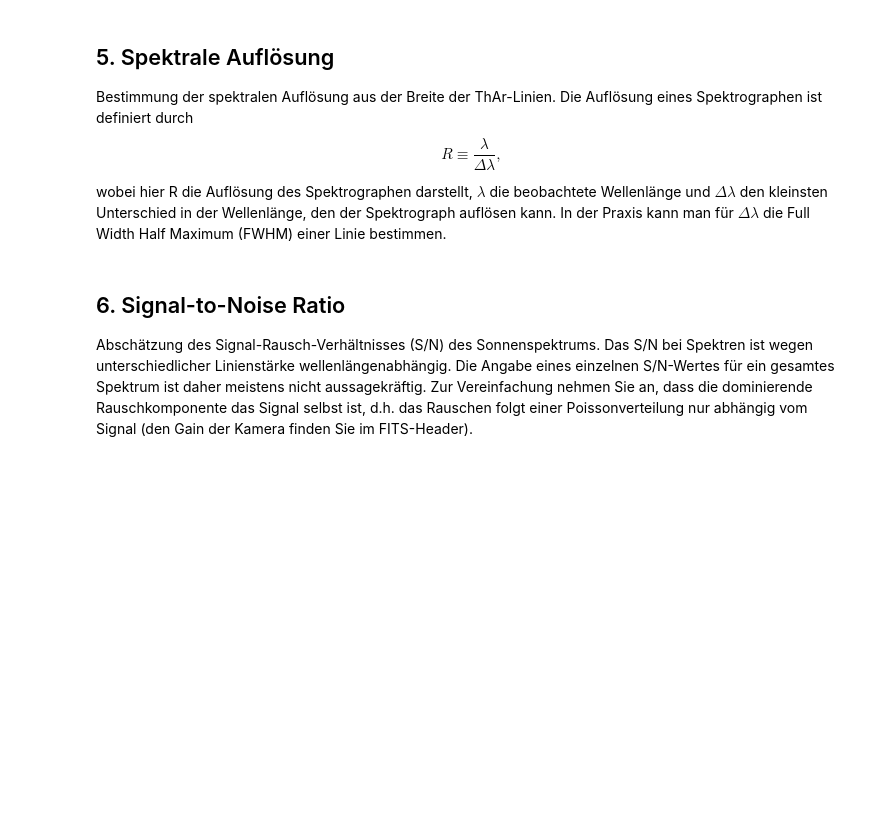
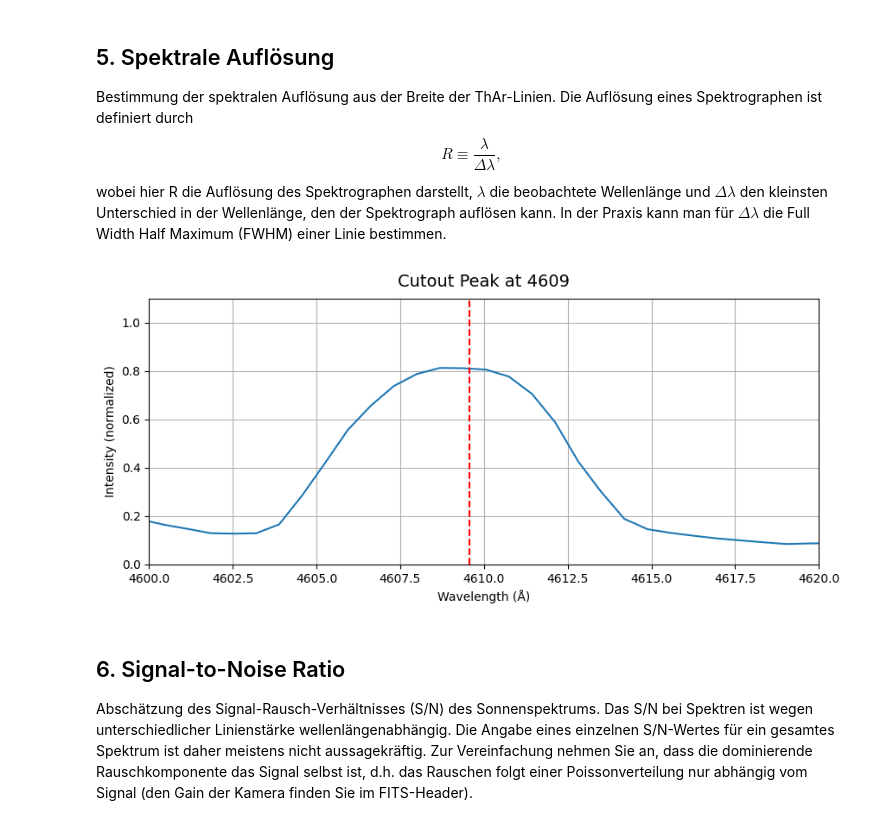
Before and after one commit to B0whunt3r21/AstroPrak, a Jupyter notebook: SolarSpectrum/Auswertungshilfe.ipynb, the cells around one changed output. Drawn from its saved outputs; the diff is of its cells as text; code cells hidden in the pictures; blank space fills up the shorter version.

```diff
--- a/SolarSpectrum/Auswertungshilfe.ipynb
+++ b/SolarSpectrum/Auswertungshilfe.ipynb
@@ -391,6 +400,20 @@ $$
         R \equiv \frac{\lambda}{\Delta \lambda},
 $$
 wobei hier R die Auflösung des Spektrographen darstellt, $\lambda$ die beobachtete Wellenlänge und $\Delta \lambda$ den kleinsten Unterschied in der Wellenlänge, den der Spektrograph auflösen kann. In der Praxis kann man für $\Delta \lambda$ die Full Width Half Maximum (FWHM) einer Linie bestimmen.
+# %%
+R = lambda l, dl: l/dl
+
+fig, ax = plt.subplots(1, 1, figsize=(10, 4))
+ax.plot(y_fit_3, ThArSpect_normalized)
+ax.vlines(x=ThAr_peaks_wavelength[3], ymin=0, ymax=1.1, color='red', linestyle='--')
+ax.set_xlim(4600, 4620)
+ax.set_ylim(0, 1.1)
+ax.set_xlabel(r'Wavelength (Å)')
+ax.set_ylabel('Intensity (normalized)')
+ax.set_title('Cutout Peak at 4609', fontsize=14, pad=10)
+ax.grid()
+# %% [output]
+[figure, added]
 # %% [markdown]
 ## 6. Signal-to-Noise Ratio
 
```
Also changed, not shown: parts of 17 cells of this notebook.
